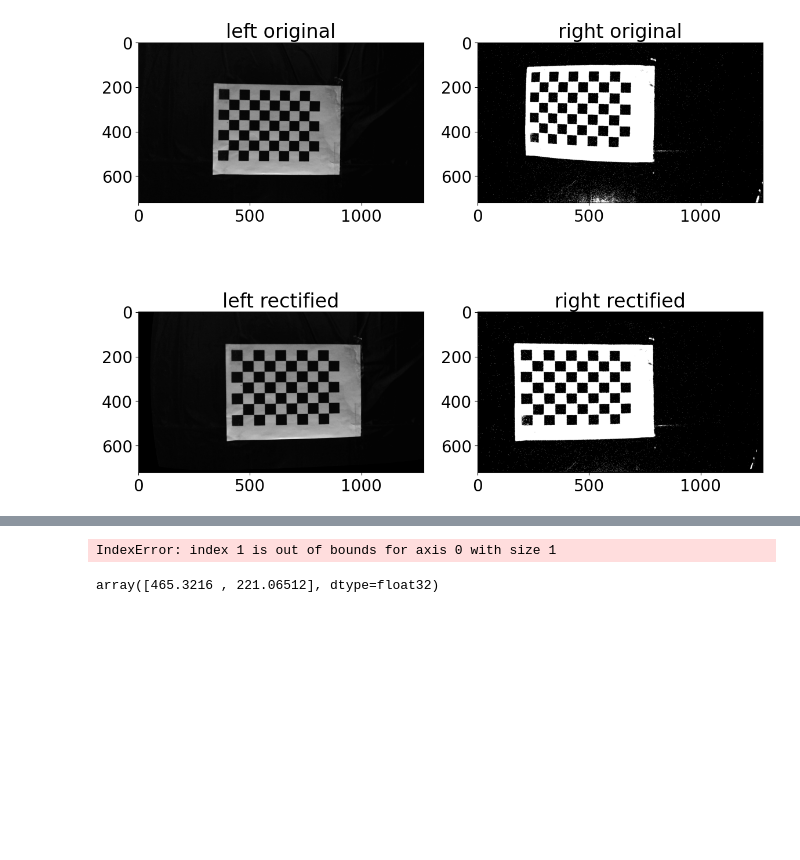
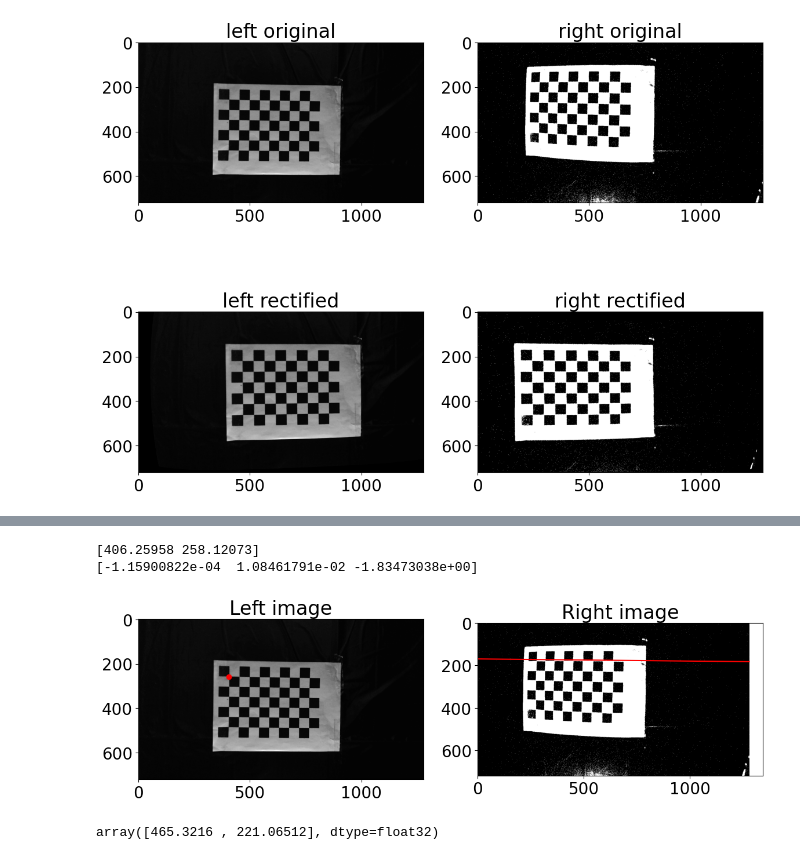
Before and after one commit to MagriniGabriele/CamCal, a Jupyter notebook: epipolar_geometry.ipynb, the cells around one changed output, grey strips where cells are left out. Saved outputs shown, nothing was run; the diff lists cells and outputs as text; code cells hidden in the pictures; blank space fills up the shorter version.

Commit message:
Fixed epipolar line

```diff
--- a/epipolar_geometry.ipynb
+++ b/epipolar_geometry.ipynb
@@ -125,34 +129,38 @@ True
 # %%
 # draw image with point
 
 point = corners[0,0]
+print(point)
 
 # to homogeneous coordinates
 point_h = np.array([point[0], point[1], 1])
 
 # multiply with F
-epipolar_line = point_h @ F
+epipolar_line =  F@point_h
+print(epipolar_line)
 
-# compute the intersection with the image borders
+#draw the epipolar line
 x0 = 0
-x1 = img_size[0]
+x1 = left_img.shape[1]
 y0 = int(-epipolar_line[2] / epipolar_line[1])
-y1 = int((-epipolar_line[2] - epipolar_line[0] * x1) / epipolar_line[1])
+y1 = int(-(epipolar_line[2] + epipolar_line[0] * x1) / epipolar_line[1])
 
 # draw the epipolar line
 plt.figure(1, figsize=(12,10))
 plt.subplot(121)
-plt.imshow(left_img_rectified, cmap='gray')
+plt.imshow(left_img, cmap='gray')
 plt.plot(point[0], point[1], 'ro')
 plt.title('Left image')
 plt.subplot(122)
-plt.imshow(right_img_rectified, cmap='gray')
+plt.imshow(right_img, cmap='gray')
 plt.plot([x0, x1], [y0, y1], 'r')
 plt.title('Right image')
 plt.tight_layout()
 plt.show()
 # %% [output]
-IndexError: index 1 is out of bounds for axis 0 with size 1
+[406.25958 258.12073]
+[-1.15900822e-04  1.08461791e-02 -1.83473038e+00]
+[figure, added]
 # %%
 corners[0,0]
 # %% [output]
```
Also changed, not shown: parts of 2 cells of this notebook.
